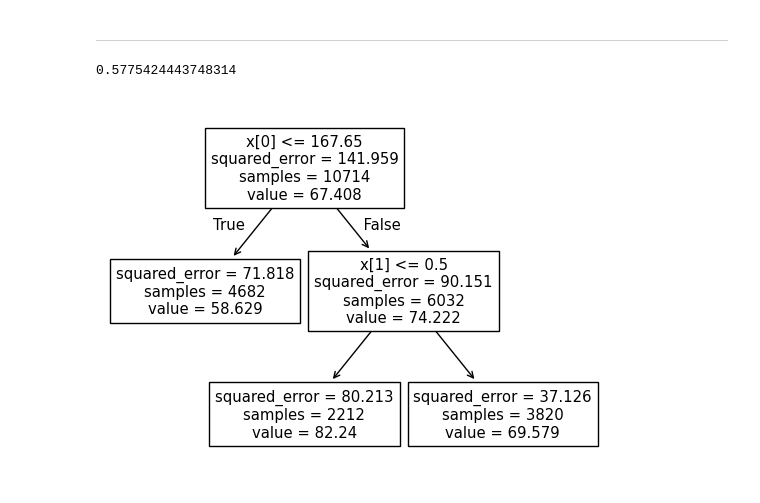
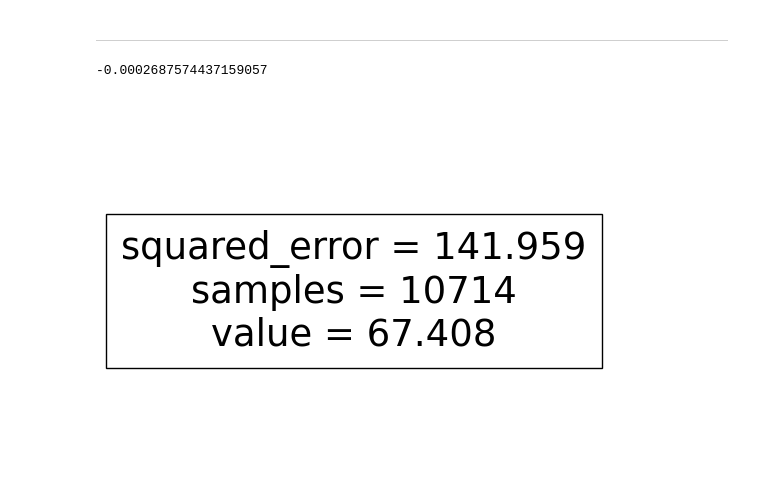
Before and after one commit to a4archit/ML-Journey, a Jupyter notebook: Algorithms/Decision Trees/weight predictor.ipynb, the cells around one changed output. Cells and saved outputs as stored; diff of their text form; code cells hidden in the pictures.

```diff
--- a/Algorithms/Decision Trees/weight predictor.ipynb
+++ b/Algorithms/Decision Trees/weight predictor.ipynb
@@ -185,7 +185,7 @@ def Dtree(
     plot_tree(dt)
     return r2_score(y_test, y_pred)
 # %%
-Dtree(X_train, y_train, X_test, y_test, min_sample_leaf=5, max_depth=7, max_features=4, min_impurity_decrease=10, splitter='best')
+Dtree(X_train, y_train, X_test, y_test, min_sample_leaf=5, max_depth=7, max_features=2, min_impurity_decrease=50, splitter='best')
 # %% [output]
-0.5775424443748314
+-0.0002687574437159057
-[figure, old version]
+[figure, new version]
```
Also changed, not shown: parts of 5 cells of this notebook.
